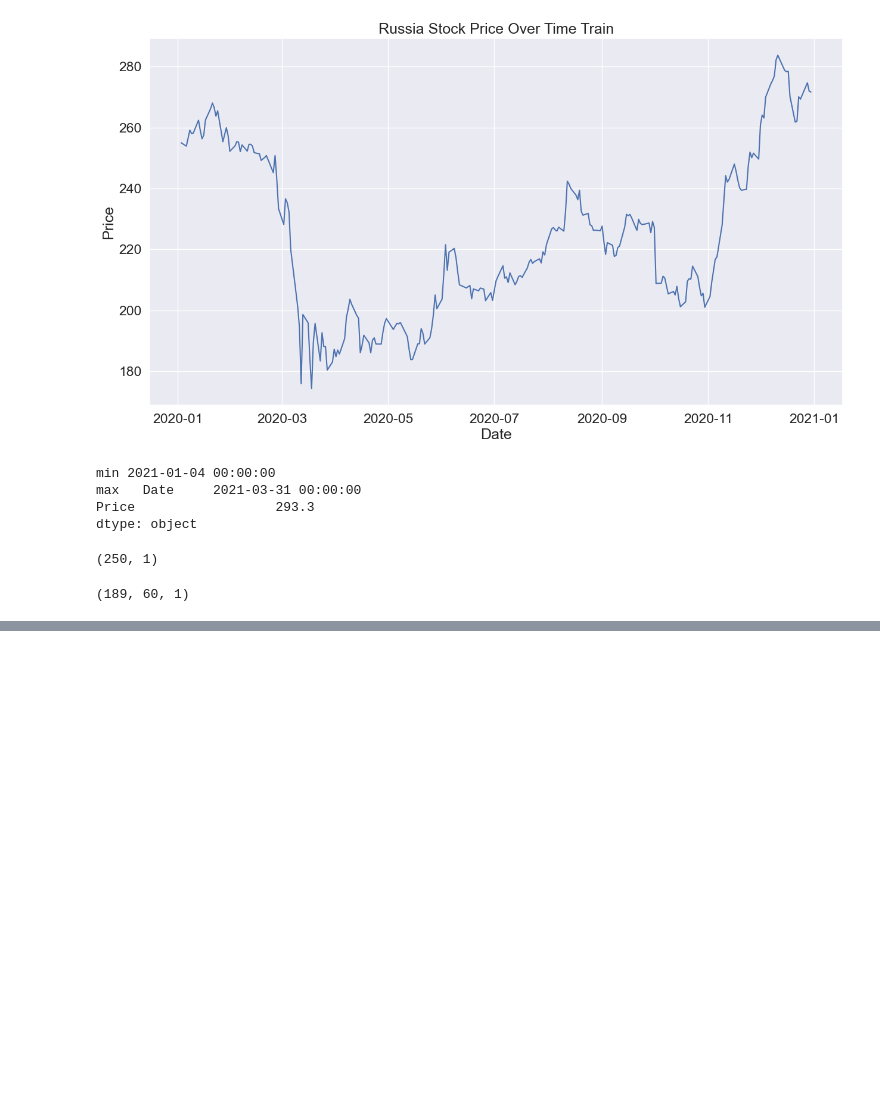
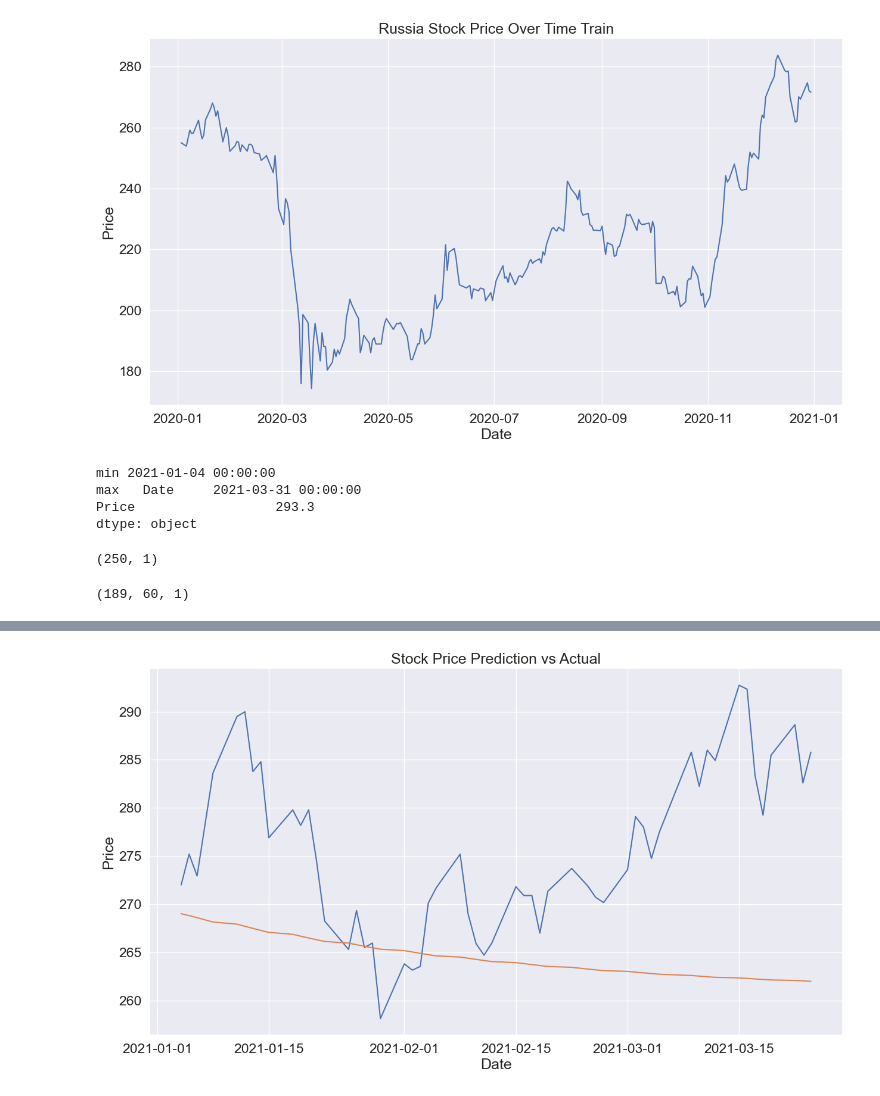
Before and after one commit to dgarbato/WWGJHClWs1tcyiwi, a Jupyter notebook: LSTM_Russia (2).ipynb, the cells around one changed output, grey strips where cells are left out. Cells and saved outputs as stored; diff of their text form; code cells hidden in the pictures; blank space fills up the shorter version.

```diff
--- a/LSTM_Russia (2).ipynb
+++ b/LSTM_Russia (2).ipynb
@@ -182 +191,5 @@ forecast_dates = pd.date_range(start=last_date + pd.Timedelta(days=1), periods=n
+# %%
+dict_forecast = {'forecast_dates':list(forecast_dates) , 'forecasted_stock_prices':list(forecasted_stock_prices)}
+# %%
+forecast_df = pd.DataFrame(dict_forecast)
 # %%
@@ -185,0 +219,4 @@ x_input.shape
+# %%
+comparison = test_data.merge(forecast_df, left_on='Date', right_on='forecast_dates', how='inner')
+
+comparison.head()
@@ -186,3 +230,10 @@ x_input.shape
+# %%
+sns.lineplot(x='Date', y='Price', data=comparison)
+sns.lineplot(x='Date', y='forecasted_stock_prices', data=comparison)
+plt.title('Stock Price Prediction vs Actual')
+plt.show()
+# %% [output]
+[figure, added]
 # %%
 # Plot the forecasted stock prices using Seaborn
 sns.set_style('darkgrid')
```
Also changed, not shown: parts of 9 cells of this notebook, 2 other files.
